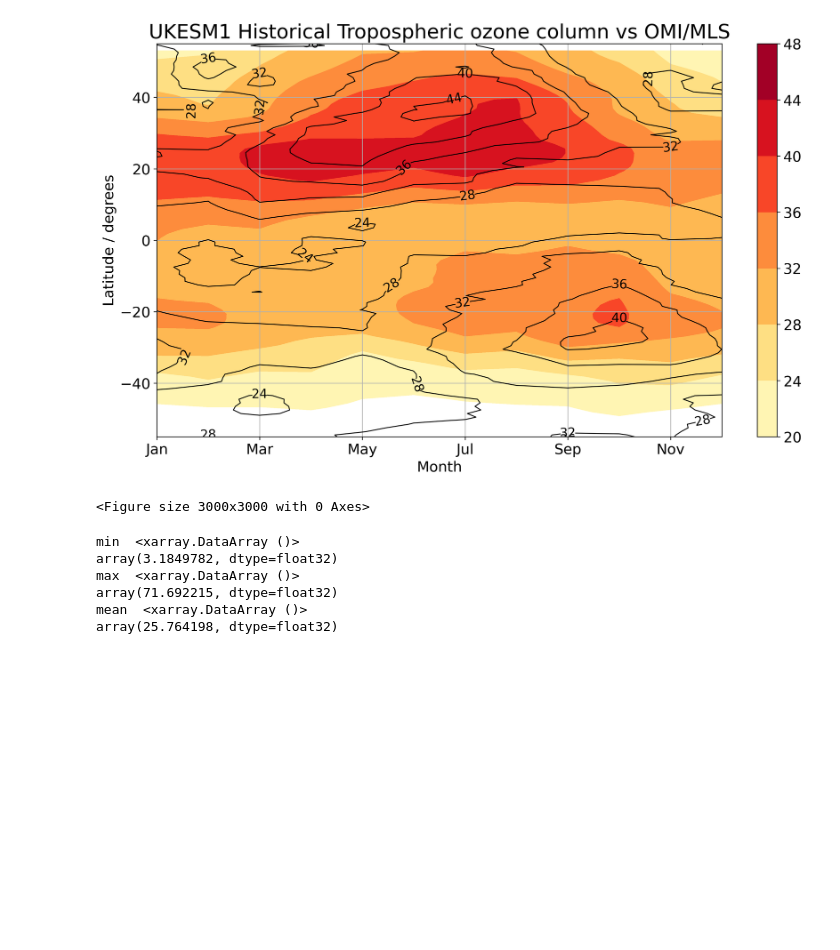
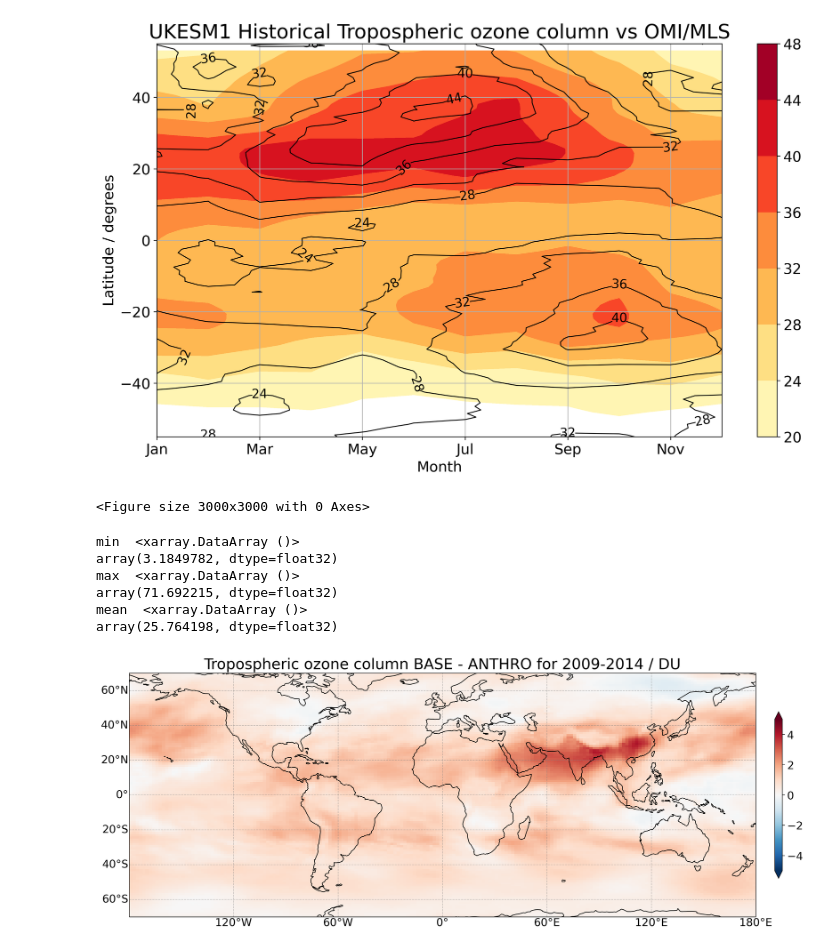
Before and after one commit to paultgriffiths/opt-ozone-precursors-tropics, a Jupyter notebook: UKESM1_TCO_vs_OMI_MLS_and_burden.ipynb, the cells around one changed output. Drawn from its saved outputs; the diff is of its cells as text; code cells hidden in the pictures; blank space fills up the shorter version.

```diff
--- a/UKESM1_TCO_vs_OMI_MLS_and_burden.ipynb
+++ b/UKESM1_TCO_vs_OMI_MLS_and_burden.ipynb
@@ -181,13 +181,15 @@ def make_map(bbox, projection=ccrs.PlateCarree(central_longitude=0)):
 # %%
 ANTHRO_MIN_BASE = (cq029col.resample(time='1Y').mean(dim='time')-cb159col.resample(time='1Y').mean(dim='time'))[5:]
 
 bbox=[-179, 179, -70, 70]
 x,y = ANTHRO_MIN_BASE.longitude,ANTHRO_MIN_BASE.latitude
 fig, ax = make_map(bbox=bbox)
 cs = ax.pcolormesh(x, y, -ANTHRO_MIN_BASE.mean(dim='time').data, vmin=-5, vmax=5, cmap='RdBu_r')
 cbar = fig.colorbar(cs, orientation='vertical', shrink=0.45,extend='both', pad=0.025 )
-plt.title('Tropospheric ozone column ANTHRO - BASE for 2009-2014 / DU', fontsize=22)
+plt.title('Tropospheric ozone column BASE - ANTHRO for 2009-2014 / DU', fontsize=22)
 plt.show()
+# %% [output]
+[figure, added]
 # %%
 BB_MIN_BASE = cq041col.resample(time='1Y').mean(dim='time')[-5:] - cb159col.resample(time='1Y').mean(dim='time')[-5:]
 
```
Also changed, not shown: parts of 10 cells of this notebook, 40 other files.
